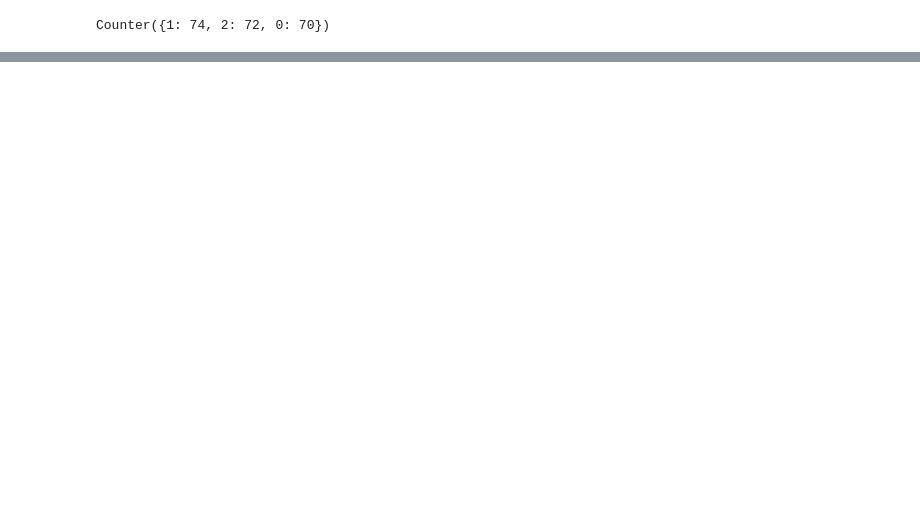
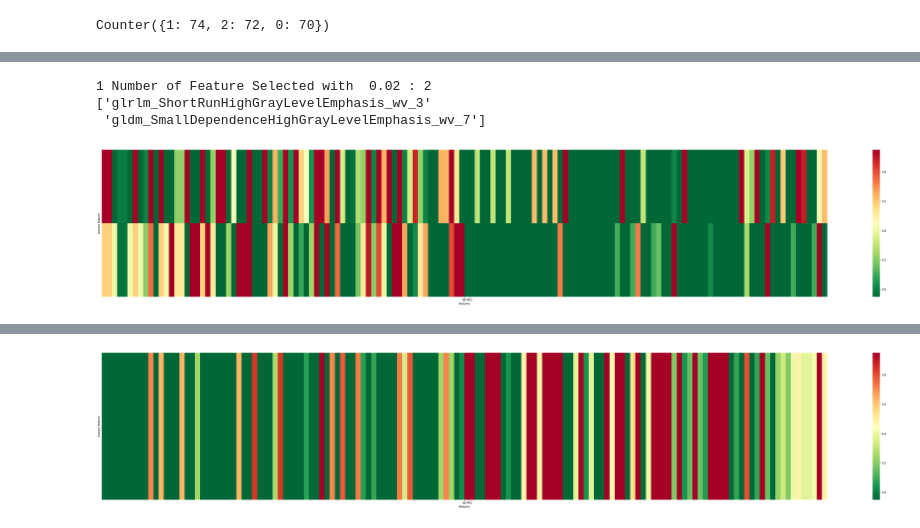
Before and after one commit to SWKoreaBME/ad_radiomics_code, a Jupyter notebook: 01_feature_Analaysis.ipynb, the cells around one changed output, grey strips where cells are left out. Saved outputs shown, nothing was run; the diff lists cells and outputs as text; code cells hidden in the pictures; blank space fills up the shorter version.

```diff
--- a/01_feature_Analaysis.ipynb
+++ b/01_feature_Analaysis.ipynb
@@ -67,7 +69,7 @@ def binary_class_configuration(feature_data, feature_label, delete_label):
             resampled_feature_data.append(d)
             resampled_feature_label.append(l)
 
-    return resampled_feature_data, resampled_feature_label
+    return np.array(resampled_feature_data), np.array(resampled_feature_label)
 # %% [markdown]
 ### Concatenate Clinical data to feature data
 # %%
@@ -118 +143,5 @@ Number by labels : Counter({1: 92, 2: 90, 0: 88})
+# %%
+imp_features = np.load('../result/imp_features_common.npy')
+
+imp_feature_index = [index for index, x in enumerate(feature_names) if x in imp_features]
 # %%
@@ -228,2 +303,16 @@ precision : 0.800
 ================================
 done
+# %%
+from scipy import stats
+
+
+for i, value in enumerate(['accuracy', 'AUROC', 'Precision', 'F1 Score']):
+    aucs = np.array([a[i] for a in result_each_trial])
+    res_mean, res_var, res_std = stats.bayes_mvs(aucs, alpha=0.95)
+
+    print('\n')
+    print(value)
+    print(res_mean)
+    print(res_var)
+    print(res_std)
+    print('-'*10)
@@ -238,0 +364,59 @@ Counter({1: 74, 2: 72, 0: 70})
+# %%
+trs = [0.02, 0.03, 0.04, 0.05]
+
+for i, tr in enumerate(trs):
+
+    # feature_data = feature_data_with_clinical
+    binary = True
+    target_names = ['MCI', 'AD']
+    delete_label = 0
+
+    internal_feature_data = whole_feature
+    internal_feature_label = whole_label
+
+    # if Bianary remove MCI
+    if binary:
+        internal_feature_data, internal_feature_label= \
+                            binary_class_configuration(internal_feature_data, internal_feature_label, delete_label)
+
+        # 2 label ==> 1 label / 1 이 사라졌기 때문에..!
+        internal_feature_label[internal_feature_label == 1] = 0
+        internal_feature_label[internal_feature_label == 2] = 1
+
+    # train test set divide
+    X_train, X_test, y_train, y_test = train_test_split(internal_feature_data,
+                                                        internal_feature_label,
+                                                        test_size=0.20,
+                                                        random_state=42+i+i,
+                                                        stratify = internal_feature_label)
+
+    # Scale dataset
+    scaler.fit(X_train)
+    X_train_scaled = scaler.transform(X_train)
+    X_test_scaled = scaler.transform(X_test)
+
+    # Texture Feature Selection
+    sfm = Lasso_feature_selection(X_train_scaled[:, :-3], y_train, tr=tr)
+    num_selected_feature = len(np.where(sfm.get_support() == True)[0])
+    print(i+1,'Number of Feature Selected with ', tr , ':', num_selected_feature)
+
+    X_train_new = np.hstack([sfm.transform(X_train_scaled[:, :-3]), X_train_scaled[:, -3:]])
+
+    label_1 = X_train_new[:, :-3][y_train == 1]
+    label_0 = X_train_new[:, :-3][y_train == 0]
+
+    shuffle(label_1)
+    shuffle(label_0)
+
+    num_samples = 70
+    figsize = (60,10) # 가로, 세로
+
+    print(feature_names[np.where(sfm.get_support() == True)])
+
+    # After Feature Selection
+    heatmap(np.concatenate([label_1[:num_samples], label_0[:num_samples]]), figsize=figsize, tr=tr)
+# %% [output]
+1 Number of Feature Selected with  0.02 : 2
+['glrlm_ShortRunHighGrayLevelEmphasis_wv_3'
+ 'gldm_SmallDependenceHighGrayLevelEmphasis_wv_7']
+[figure, added]
@@ -238,0 +425 @@ Counter({1: 74, 2: 72, 0: 70})
+[figure, added]
```
Also changed, not shown: parts of 18 cells of this notebook, 2 other files.
